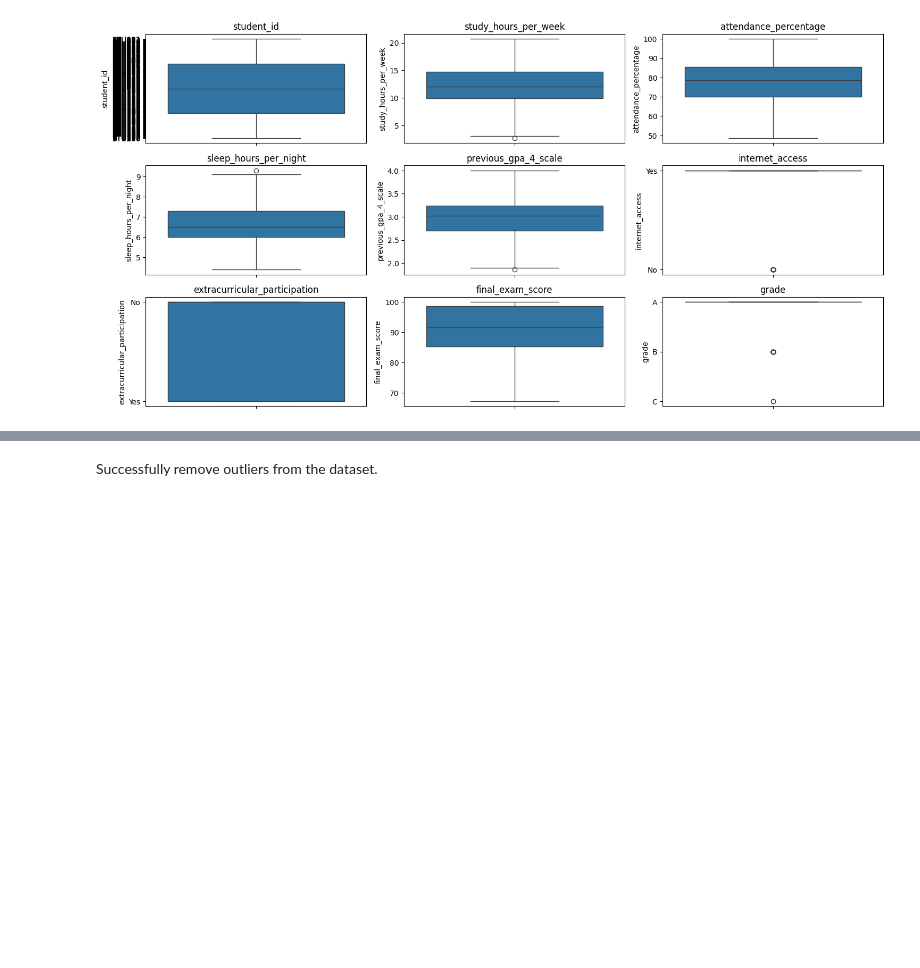
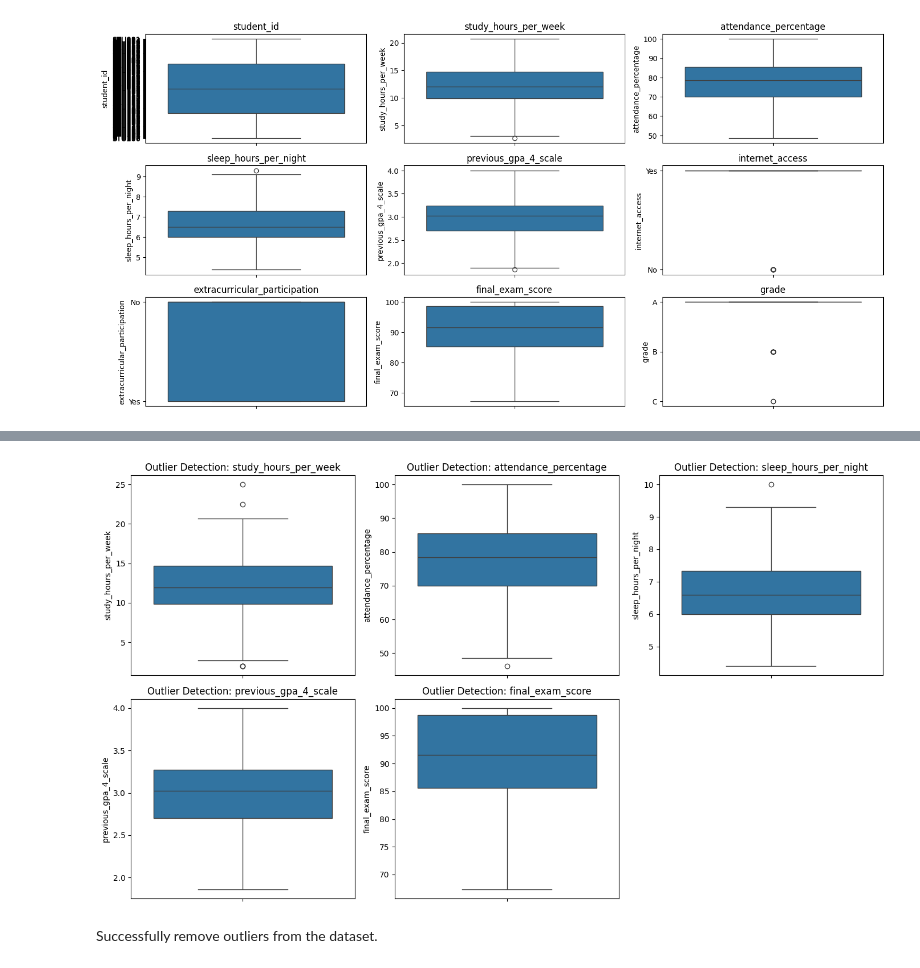
Before and after one commit to arfinmahmudshiblu/Statistical-Data-Analysis-Project, a Jupyter notebook: notebooks/Statistical_Data_Analysis.ipynb, the cells around one changed output, grey strips where cells are left out. Drawn from its saved outputs; the diff is of its cells as text; code cells hidden in the pictures; blank space fills up the shorter version.

```diff
--- a/notebooks/Statistical_Data_Analysis.ipynb
+++ b/notebooks/Statistical_Data_Analysis.ipynb
@@ -411,0 +496,11 @@ plt.show()
+# %%
+
+for col in numerical_cols:
+
+    outliers = df[
+        (df[col] < lower_bound[col]) |
+        (df[col] > upper_bound[col])
+    ]
+
+    print(f"\nOutliers in {col}:")
+    print(outliers[['student_id', col]])
@@ -412,3 +525,20 @@ plt.show()
+# %%
+
+plt.figure(figsize=(14, 8))
+
+for i, col in enumerate(numerical_cols, 1):
+
+    plt.subplot(2, 3, i)
+
+    sns.boxplot(y=df[col])
+
+    plt.title(f'Outlier Detection: {col}')
+    plt.ylabel(col)
+
+plt.tight_layout()
+plt.show()
+# %% [output]
+[figure, added]
 # %% [markdown]
 Successfully remove outliers from the dataset.
 # %% [markdown]
```
Also changed, not shown: parts of 6 cells of this notebook, 4 other files.
